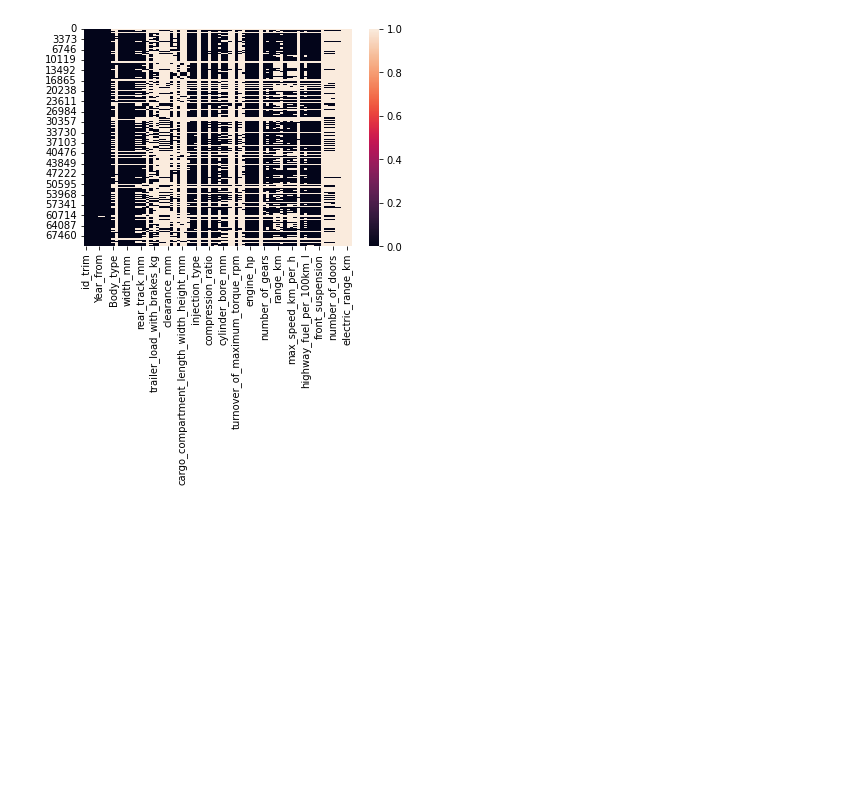
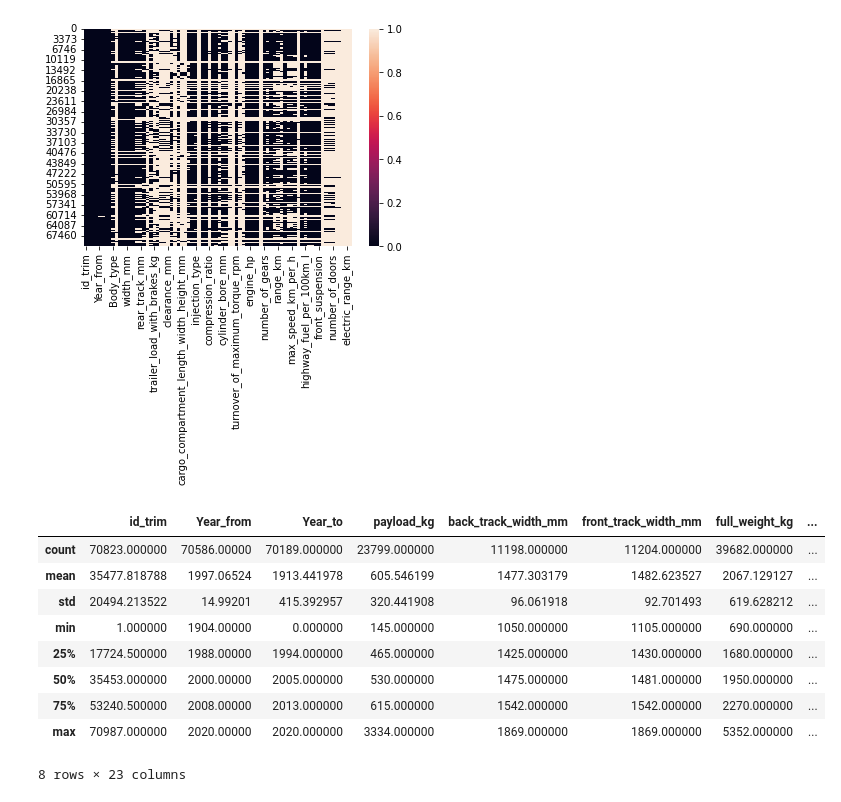
Before and after one commit to PurityKM/python-learn, a Jupyter notebook: carDetails.ipynb, the cells around one changed output. Saved outputs shown, nothing was run; the diff lists cells and outputs as text; code cells hidden in the pictures; blank space fills up the shorter version.

```diff
--- a/carDetails.ipynb
+++ b/carDetails.ipynb
@@ -59,3 +59,16 @@ sns.heatmap(car_details.isnull())
 plt.show()
 # %% [output]
 [figure]
+# %%
+car_details.describe()
+# %% [output]
+|  | id_trim | Year_from | Year_to | payload_kg | back_track_width_mm | front_track_width_mm | full_weight_kg | ... |
+| count | 70823.000000 | 70586.00000 | 70189.000000 | 23799.000000 | 11198.000000 | 11204.000000 | 39682.000000 | ... |
+| mean | 35477.818788 | 1997.06524 | 1913.441978 | 605.546199 | 1477.303179 | 1482.623527 | 2067.129127 | ... |
+| std | 20494.213522 | 14.99201 | 415.392957 | 320.441908 | 96.061918 | 92.701493 | 619.628212 | ... |
+| min | 1.000000 | 1904.00000 | 0.000000 | 145.000000 | 1050.000000 | 1105.000000 | 690.000000 | ... |
+| 25% | 17724.500000 | 1988.00000 | 1994.000000 | 465.000000 | 1425.000000 | 1430.000000 | 1680.000000 | ... |
+| 50% | 35453.000000 | 2000.00000 | 2005.000000 | 530.000000 | 1475.000000 | 1481.000000 | 1950.000000 | ... |
+| 75% | 53240.500000 | 2008.00000 | 2013.000000 | 615.000000 | 1542.000000 | 1542.000000 | 2270.000000 | ... |
+| max | 70987.000000 | 2020.00000 | 2020.000000 | 3334.000000 | 1869.000000 | 1869.000000 | 5352.000000 | ... |
+8 rows × 23 columns
```
